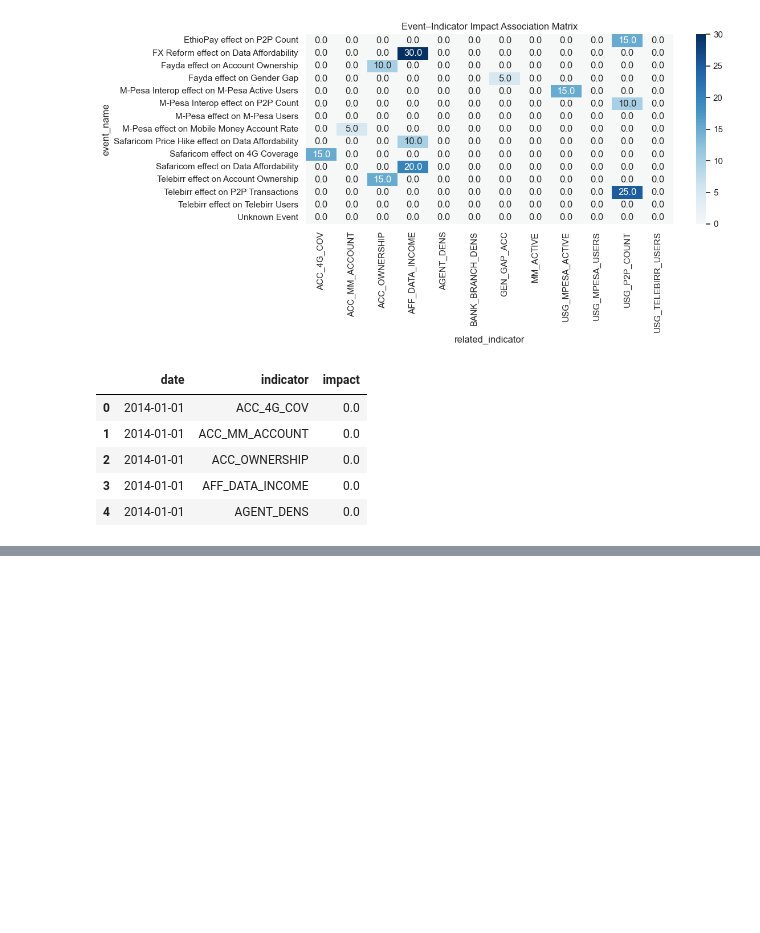
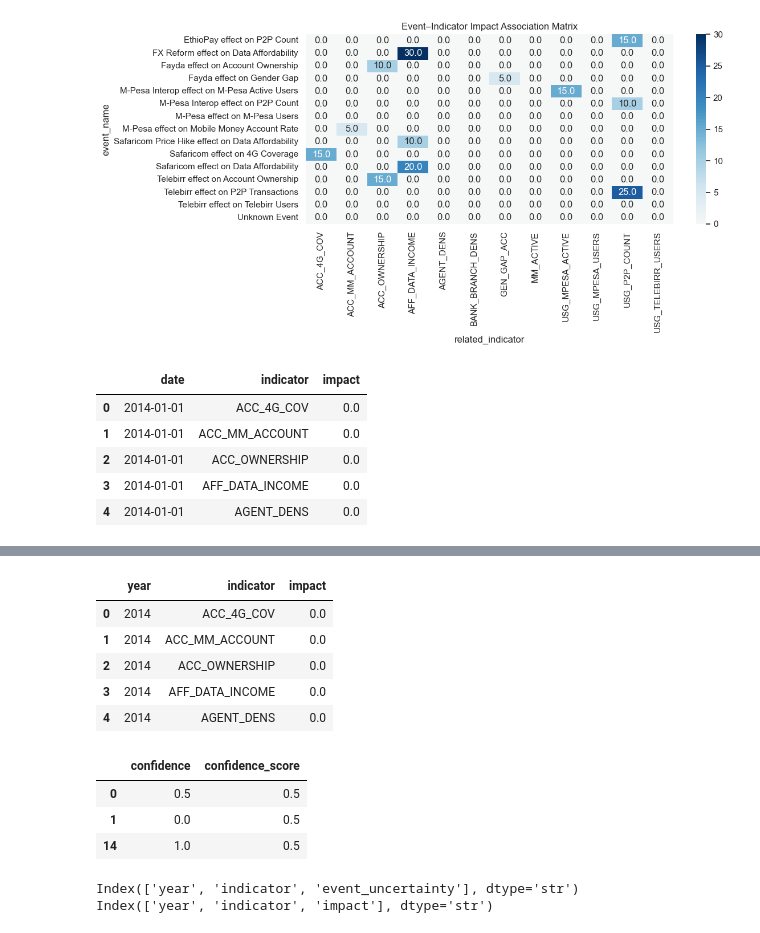
Before and after one commit to RuetGG/selam_Week10, a Jupyter notebook: notebooks/event_impact.ipynb, the cells around one changed output, grey strips where cells are left out. Drawn from its saved outputs; the diff is of its cells as text; code cells hidden in the pictures; blank space fills up the shorter version.

```diff
--- a/notebooks/event_impact.ipynb
+++ b/notebooks/event_impact.ipynb
@@ -134,7 +134,7 @@ for _, row in event_impact_df.iterrows():
 
         impact_rows.append({
             "date": t,
-            "indicator": row["related_indicator"] if pd.notna(row["related_indicator"]) else "Unknown Indicator",
+            "indicator_code": row["related_indicator"] if pd.notna(row["related_indicator"]) else "Unknown Indicator",
             "impact": impact
         })
 
@@ -189,0 +208,16 @@ yearly_impact = indicator_impact_ts.groupby([indicator_impact_ts.date.dt.year, "
+# %%
+indicator_impact_ts['year'] = indicator_impact_ts['date'].dt.year
+
+yearly_impact_values = (
+    indicator_impact_ts.groupby(['year', 'indicator'])['impact']
+    .sum()
+    .reset_index()
+)
+yearly_impact_values.head()
+# %% [output]
+|  | year | indicator | impact |
+| 0 | 2014 | ACC_4G_COV | 0.0 |
+| 1 | 2014 | ACC_MM_ACCOUNT | 0.0 |
+| 2 | 2014 | ACC_OWNERSHIP | 0.0 |
+| 3 | 2014 | AFF_DATA_INCOME | 0.0 |
+| 4 | 2014 | AGENT_DENS | 0.0 |
@@ -189,0 +239,7 @@ yearly_impact = indicator_impact_ts.groupby([indicator_impact_ts.date.dt.year, "
+# %%
+event_impact_df[['confidence','confidence_score']].drop_duplicates()
+# %% [output]
+|  | confidence | confidence_score |
+| 0 | 0.5 | 0.5 |
+| 1 | 0.0 | 0.5 |
+| 14 | 1.0 | 0.5 |
@@ -189,0 +260,14 @@ yearly_impact = indicator_impact_ts.groupby([indicator_impact_ts.date.dt.year, "
+# %%
+yearly_impact_values = (
+    event_impact_df
+    .groupby(['year', 'related_indicator'])['signed_impact']
+    .sum()
+    .reset_index()
+    .rename(columns={'related_indicator': 'indicator',
+                     'signed_impact': 'impact'})
+)
+print(event_uncertainty.columns)
+print(yearly_impact_values.columns)
+# %% [output]
+Index(['year', 'indicator', 'event_uncertainty'], dtype='str')
+Index(['year', 'indicator', 'impact'], dtype='str')
```
Also changed, not shown: parts of 6 cells of this notebook.
